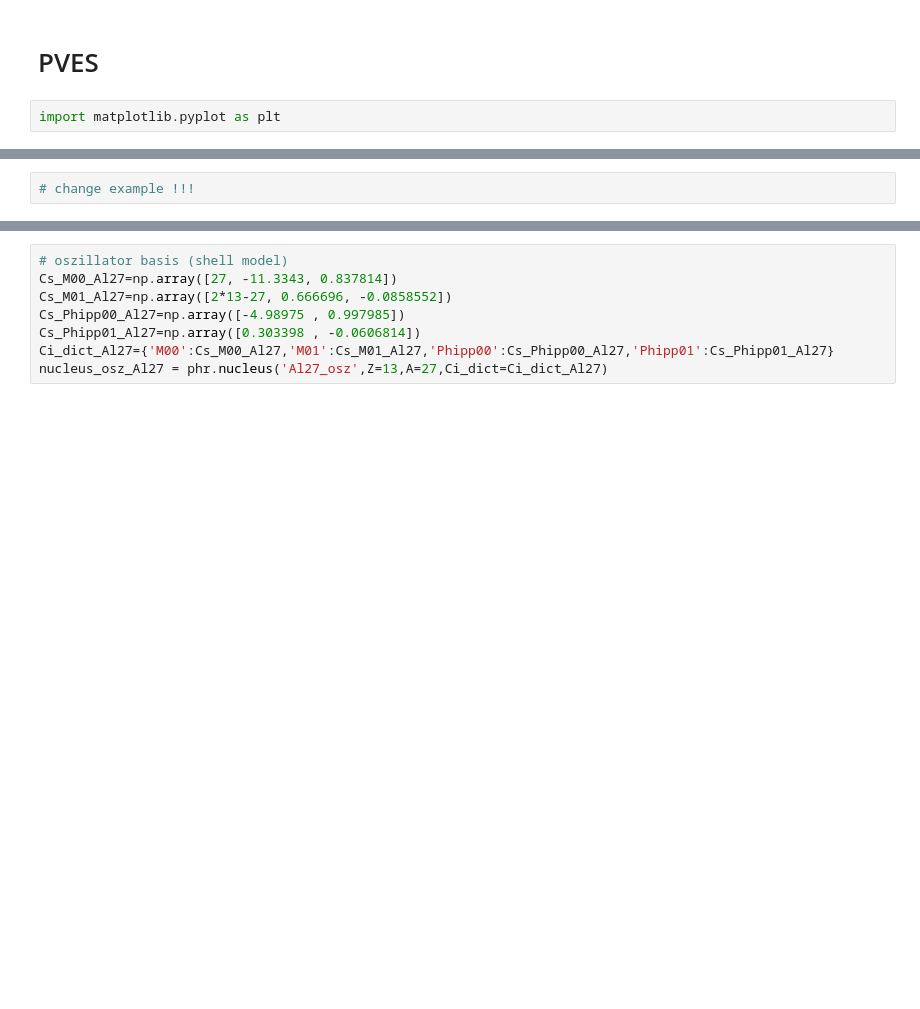
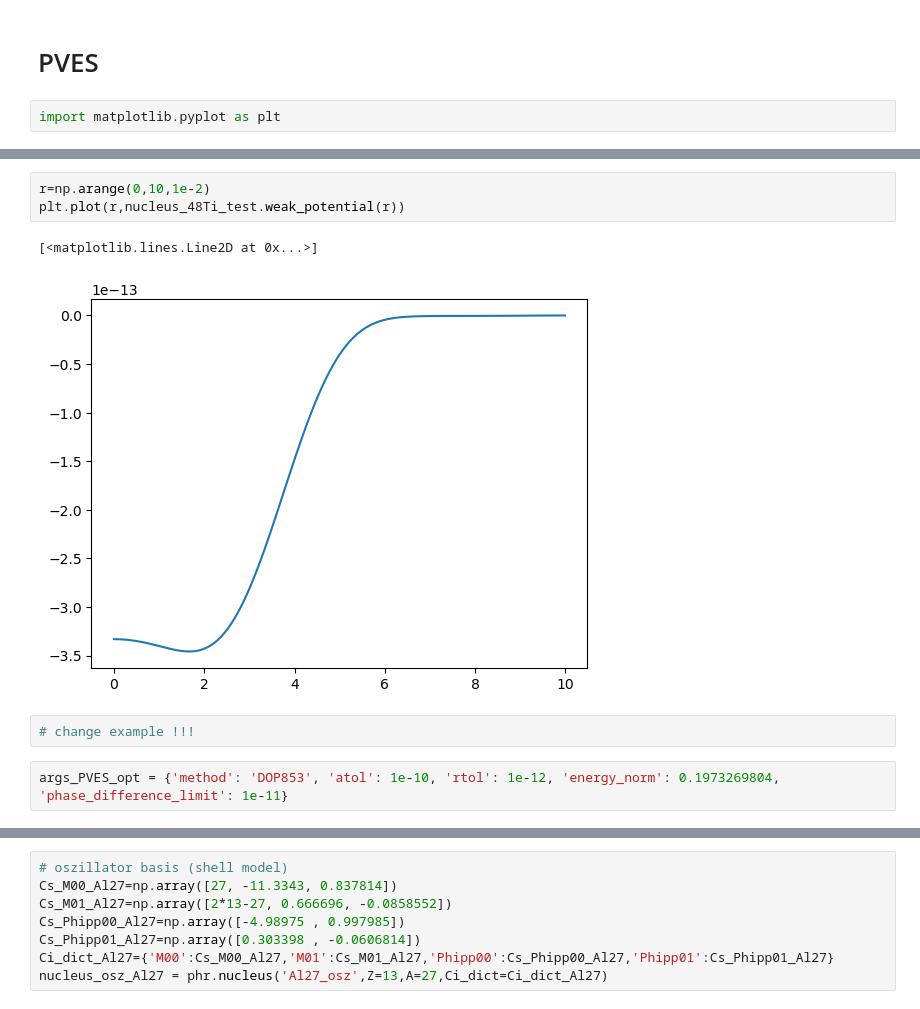
Before and after one commit to Partynumbers42/phasr, a Jupyter notebook: Example.ipynb, the cells around one changed output, grey strips where cells are left out. Cells and saved outputs as stored; diff of their text form; blank space fills up the shorter version.

```diff
--- a/Example.ipynb
+++ b/Example.ipynb
@@ -658,2 +672,10 @@ nucleus_48Ti = phr.nucleus('48Ti_FB',Z=22,A=48,ai=ai_48Ti,R=R_48Ti)
+# %%
+r=np.arange(0,10,1e-2)
+plt.plot(r,nucleus_48Ti_test.weak_potential(r))
+# %% [output]
+[<matplotlib.lines.Line2D at 0x...>]
+[figure, added]
 # %%
 # change example !!!
+# %%
+args_PVES_opt = {'method': 'DOP853', 'atol': 1e-10, 'rtol': 1e-12, 'energy_norm': 0.1973269804, 'phase_difference_limit': 1e-11}
```
Also changed, not shown: parts of 15 cells of this notebook, 1 other file.
